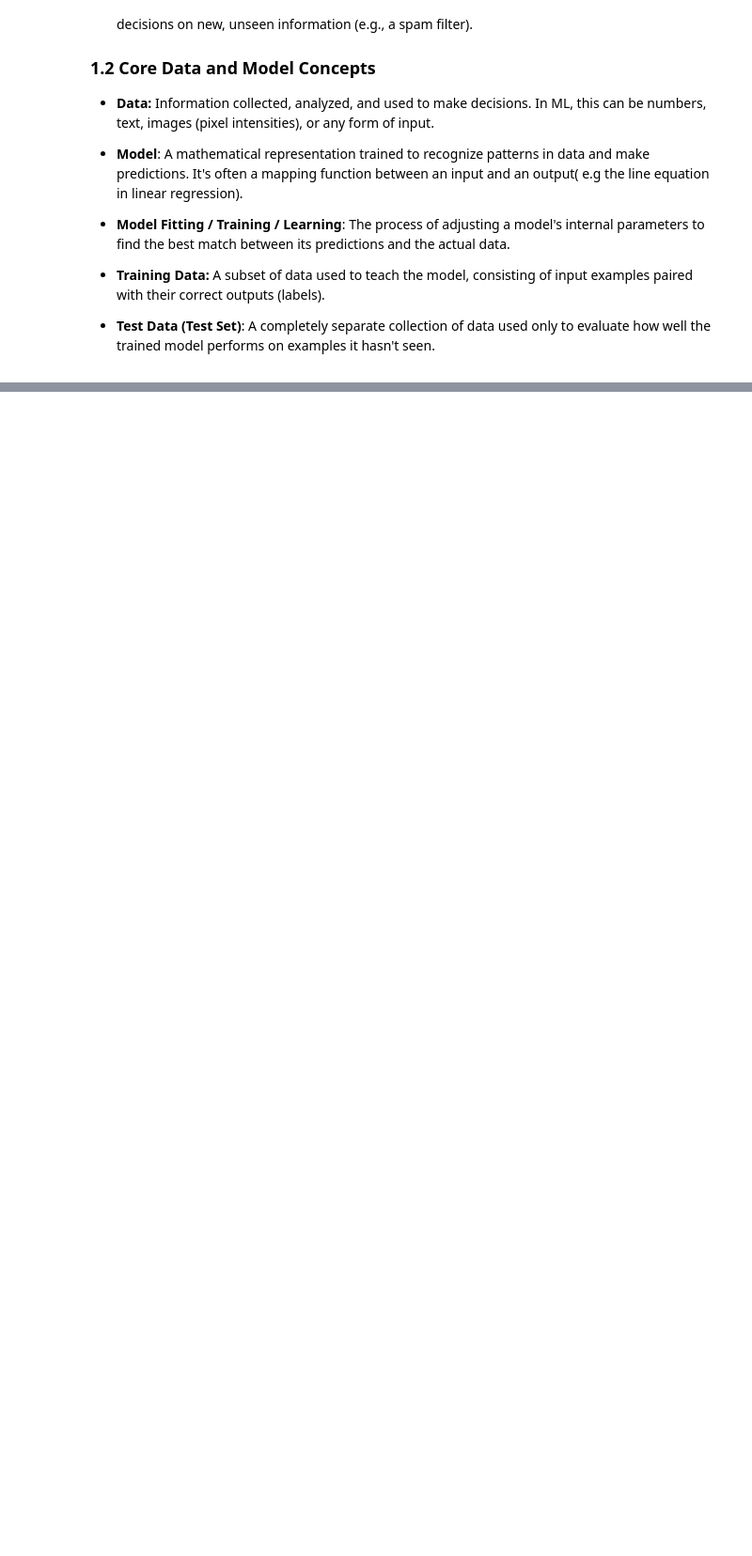
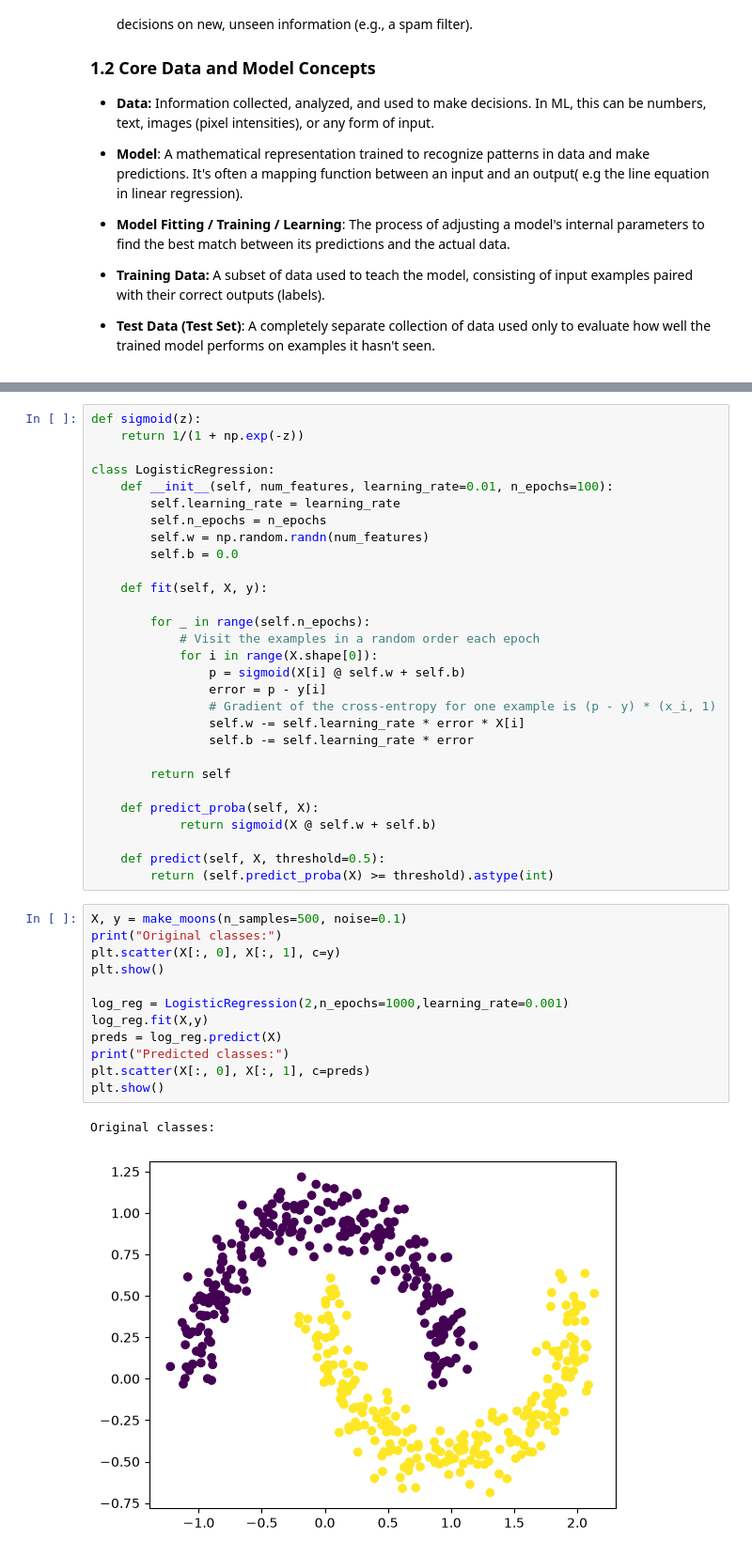
Before and after one commit to SashoVas/ArtificialIntelligenceCourse, a Jupyter notebook: 06_IntroToML.ipynb, the cells around one changed output, grey strips where cells are left out. Shown at 94% size. Cells and saved outputs as stored; diff of their text form; blank space fills up the shorter version.

```diff
--- a/06_IntroToML.ipynb
+++ b/06_IntroToML.ipynb
@@ -103,0 +198,44 @@ Linear regression R^2: 0.8866666666666667
+# %%
+def sigmoid(z):
+    return 1/(1 + np.exp(-z))
+
+class LogisticRegression:
+    def __init__(self, num_features, learning_rate=0.01, n_epochs=100):
+        self.learning_rate = learning_rate
+        self.n_epochs = n_epochs
+        self.w = np.random.randn(num_features)
+        self.b = 0.0
+
+    def fit(self, X, y):
+
+        for _ in range(self.n_epochs):
+            # Visit the examples in a random order each epoch
+            for i in range(X.shape[0]):
+                p = sigmoid(X[i] @ self.w + self.b)
+                error = p - y[i]
+                # Gradient of the cross-entropy for one example is (p - y) * (x_i, 1)
+                self.w -= self.learning_rate * error * X[i]
+                self.b -= self.learning_rate * error
+
+        return self
+
+    def predict_proba(self, X):
+            return sigmoid(X @ self.w + self.b)
+
+    def predict(self, X, threshold=0.5):
+        return (self.predict_proba(X) >= threshold).astype(int)
+# %%
+X, y = make_moons(n_samples=500, noise=0.1)
+print("Original classes:")
+plt.scatter(X[:, 0], X[:, 1], c=y)
+plt.show()
+
+log_reg = LogisticRegression(2,n_epochs=1000,learning_rate=0.001)
+log_reg.fit(X,y)
+preds = log_reg.predict(X)
+print("Predicted classes:")
+plt.scatter(X[:, 0], X[:, 1], c=preds)
+plt.show()
+# %% [output]
+Original classes:
+[figure, added]
```
Also changed, not shown: parts of 22 cells of this notebook, 4 other files.
